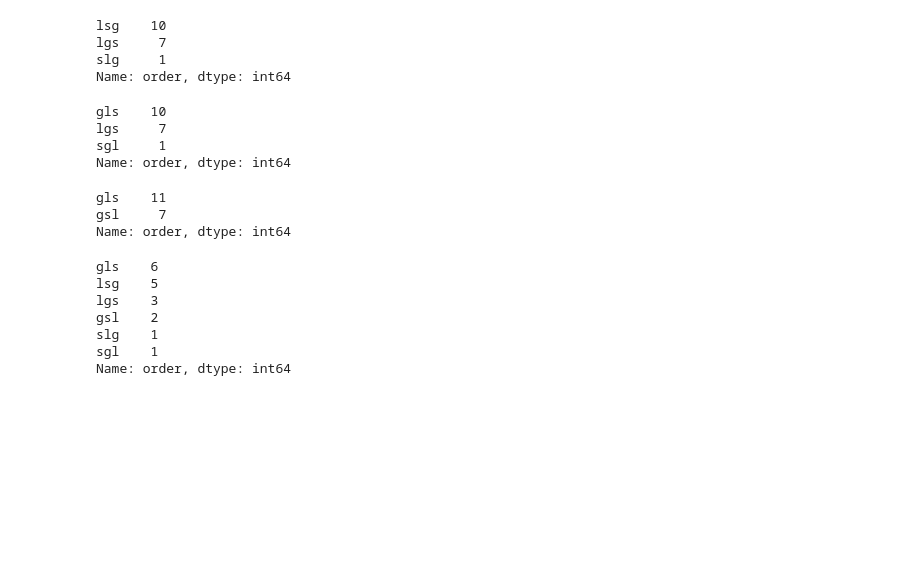
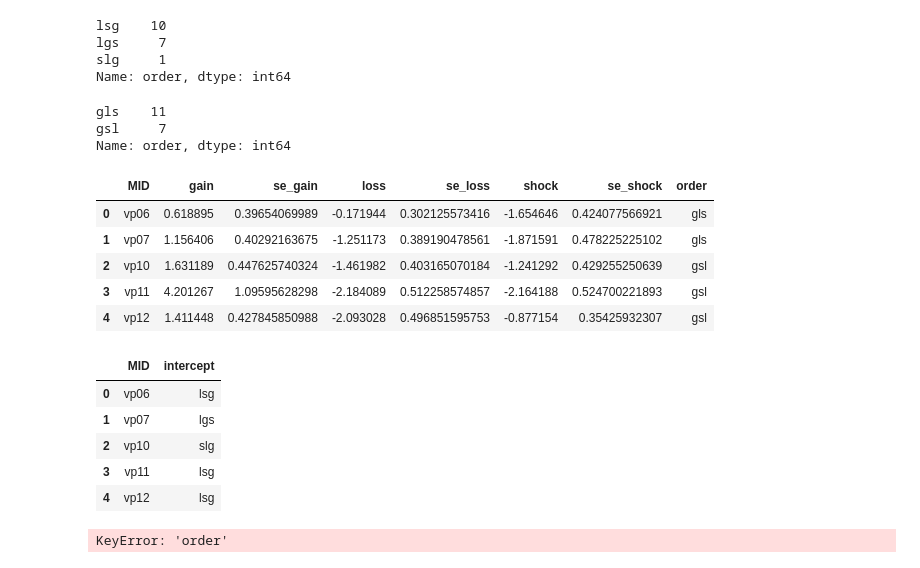
Before and after one commit to crgagne/ambi_gain_loss_shock, a Jupyter notebook: notebooks/Basic_Analyses.ipynb, the cells around one changed output. Drawn from its saved outputs; the diff is of its cells as text; code cells hidden in the pictures; blank space fills up the shorter version.

```diff
--- a/notebooks/Basic_Analyses.ipynb
+++ b/notebooks/Basic_Analyses.ipynb
@@ -580,27 +404,19 @@ lsg    10
 lgs     7
 slg     1
 Name: order, dtype: int64
-# %%
-count_order(triplet_magdiff)
-# %% [output]
-gls    10
-lgs     7
-sgl     1
-Name: order, dtype: int64
 # %%
 count_order(triplet_probdiff)
 # %% [output]
 gls    11
 gsl     7
 Name: order, dtype: int64
-# %%
-count_order(triplet_ambiguityLevel)
-# %% [output]
-gls    6
-lsg    5
-lgs    3
-gsl    2
-slg    1
-sgl    1
-Name: order, dtype: int64
+# %%
+triplet_probdiff.head()
+# %% [output]
+|  | MID | gain | se_gain | loss | se_loss | shock | se_shock | order |
+| 0 | vp06 | 0.618895 | 0.39654069989 | -0.171944 | 0.302125573416 | -1.654646 | 0.424077566921 | gls |
+| 1 | vp07 | 1.156406 | 0.40292163675 | -1.251173 | 0.389190478561 | -1.871591 | 0.478225225102 | gls |
+| 2 | vp10 | 1.631189 | 0.447625740324 | -1.461982 | 0.403165070184 | -1.241292 | 0.429255250639 | gsl |
+| 3 | vp11 | 4.201267 | 1.09595628298 | -2.184089 | 0.512258574857 | -2.164188 | 0.524700221893 | gsl |
+| 4 | vp12 | 1.411448 | 0.427845850988 | -2.093028 | 0.496851595753 | -0.877154 | 0.35425932307 | gsl |
 # %%
@@ -608,5 +424,19 @@ tableOrder = triplet_intercept.drop(triplet_intercept.columns[[1, 2, 3]], axis=1
+# %%
+tableOrder.head()
+# %% [output]
+|  | MID | intercept |
+| 0 | vp06 | lsg |
+| 1 | vp07 | lgs |
+| 2 | vp10 | slg |
+| 3 | vp11 | lsg |
+| 4 | vp12 | lsg |
 # %%
+#table to plot counts
 tableOrder = tableOrder.rename(columns={'order': 'intercept'})
 tableOrder['prob_diff'] = triplet_probdiff['order']
 tableOrder['mag_diff'] = triplet_magdiff['order']
 tableOrder['ambiguityLevel'] = triplet_ambiguityLevel['order']
+#table order should be long format
+tableOrder = pd.melt(tableOrder, id_vars = 'MID', value_vars = ['intercept', 'prob_diff', 'mag_diff', 'ambiguityLevel'], var_name='parameter', value_name = 'order')
+# %% [output]
+KeyError: 'order'
```
Also changed, not shown: parts of 67 cells of this notebook, 2 other files.
